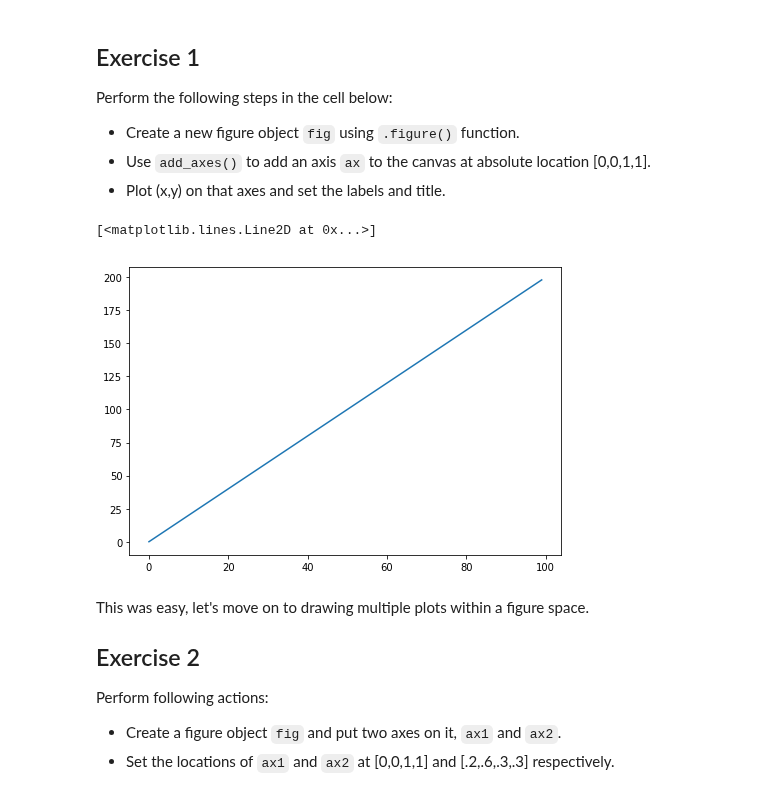
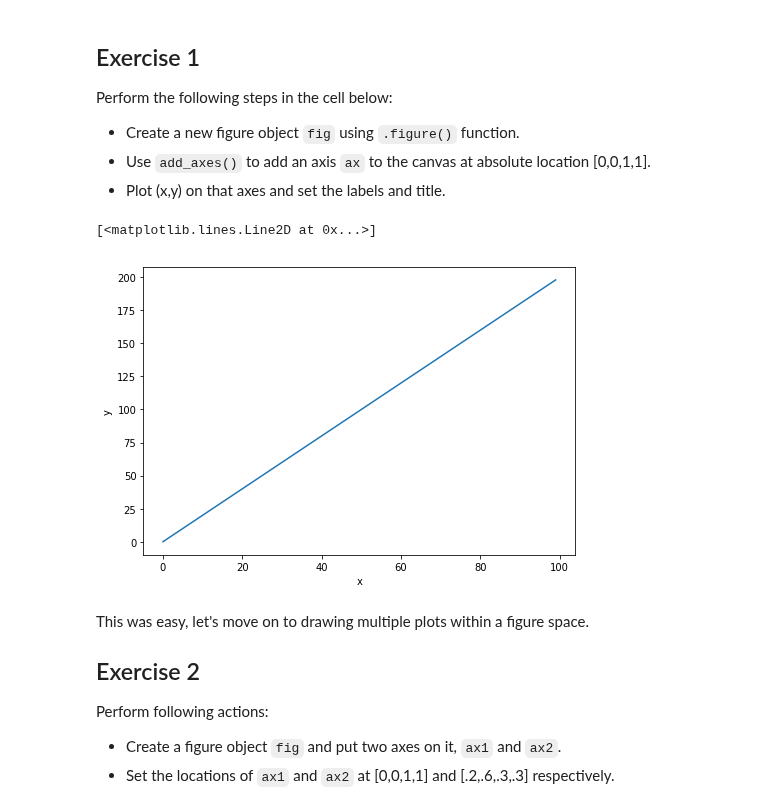
Before and after one commit to AR3441/dsc-1-03-13-customizing-visualizations-with-matplotlib-lab-nyc-ds-career-031119, a Jupyter notebook: index.ipynb, the cells around one changed output. Cells and saved outputs as stored; diff of their text form; code cells hidden in the pictures.

```diff
--- a/index.ipynb
+++ b/index.ipynb
@@ -64,11 +64,11 @@ Perform the following steps in the cell below:
 # %%
 fig = plt.figure()
 ax = fig.add_axes([0,0,1,1])
-plt.xlabel('x'), plt.ylabel()
+plt.xlabel('x'), plt.ylabel('y')
 plt.plot(x,y, label = 'title')
 # %% [output]
 [<matplotlib.lines.Line2D at 0x...>]
-[figure, old version]
+[figure, new version]
 # %% [markdown]
 This was easy, let's move on to drawing multiple plots within a figure space.
 
```
